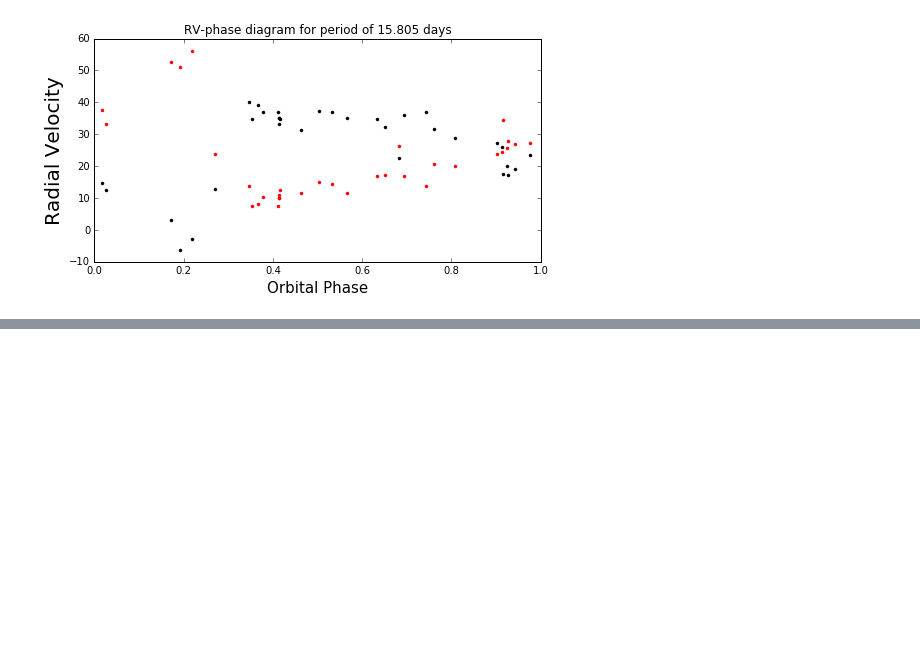
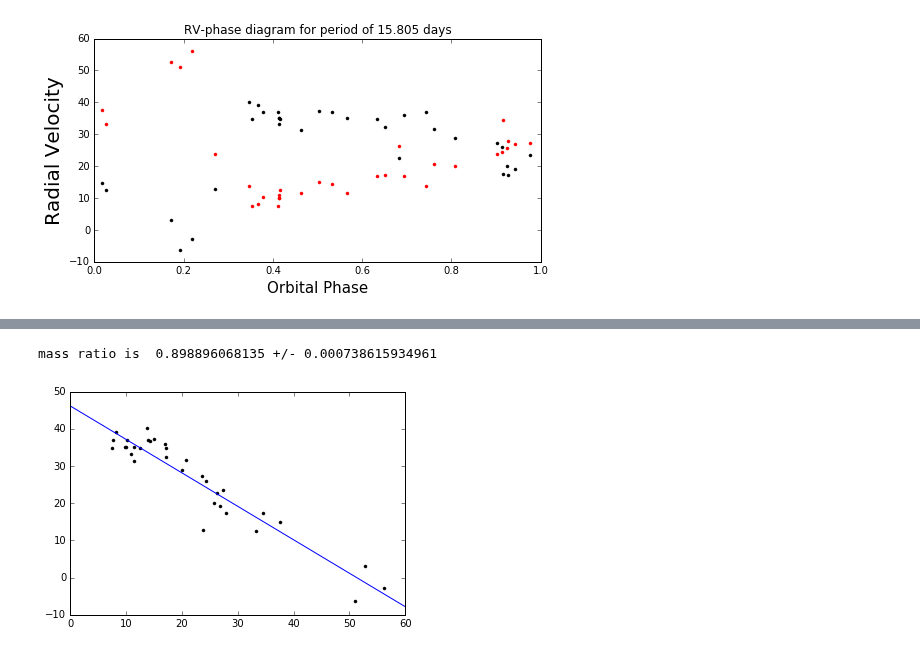
Before and after one commit to jacob-i-skinner/Orbit-Fitting, a Jupyter notebook: Periodogrammer and Master NB.ipynb, the cells around one changed output, grey strips where cells are left out. Saved outputs shown, nothing was run; the diff lists cells and outputs as text; code cells hidden in the pictures; blank space fills up the shorter version.

```diff
--- a/Periodogrammer and Master NB.ipynb
+++ b/Periodogrammer and Master NB.ipynb
@@ -175,0 +85,8 @@ LinregressResult(slope=-0.89889606813478107, intercept=46.13233578007555, rvalue
+# %%
+mass_ratio, intercept, r_squared, standard_error, slope_error = massRatio(RVs,RVp, system)
+plt.plot(RVs, RVp, 'k.')
+plt.plot(np.array([0, 60]), -mass_ratio*np.array([0, 60])+intercept)
+print('mass ratio is ', mass_ratio, "+/-", slope_error)
+# %% [output]
+mass ratio is  0.898896068135 +/- 0.000738615934961
+[figure, added]
```
Also changed, not shown: parts of 5 cells of this notebook, 7 other files.
